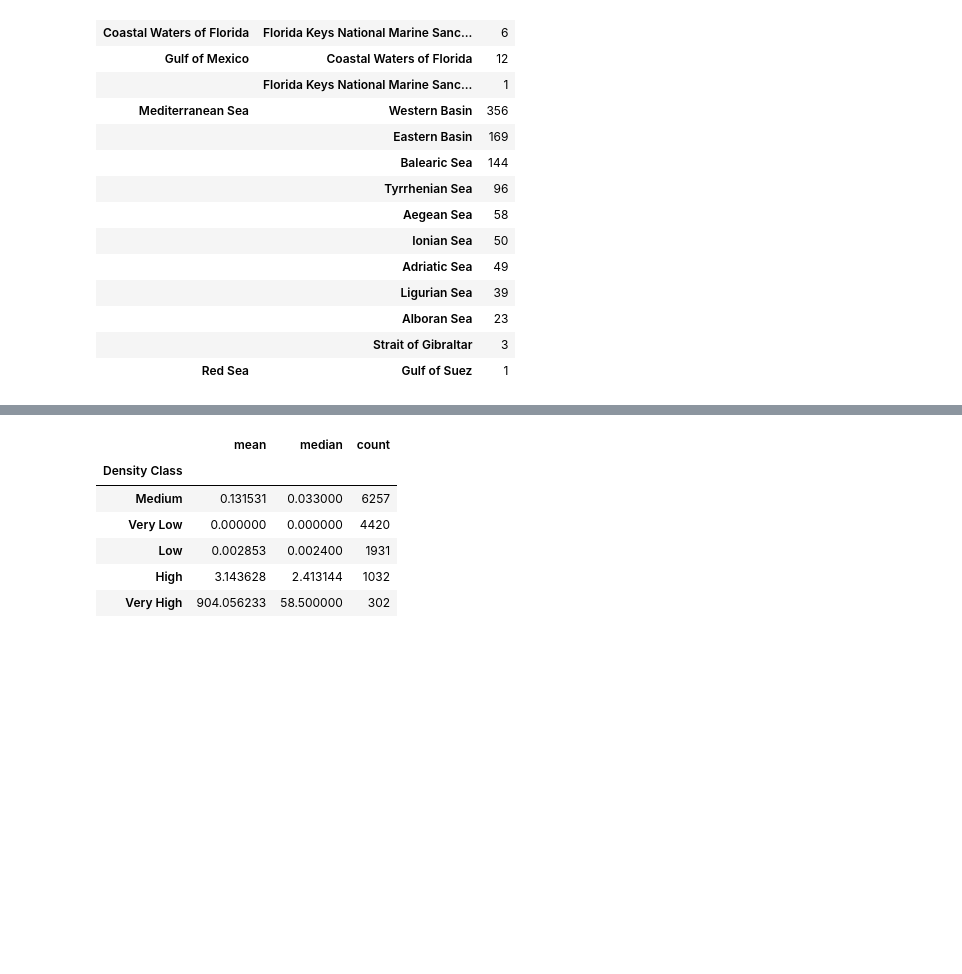
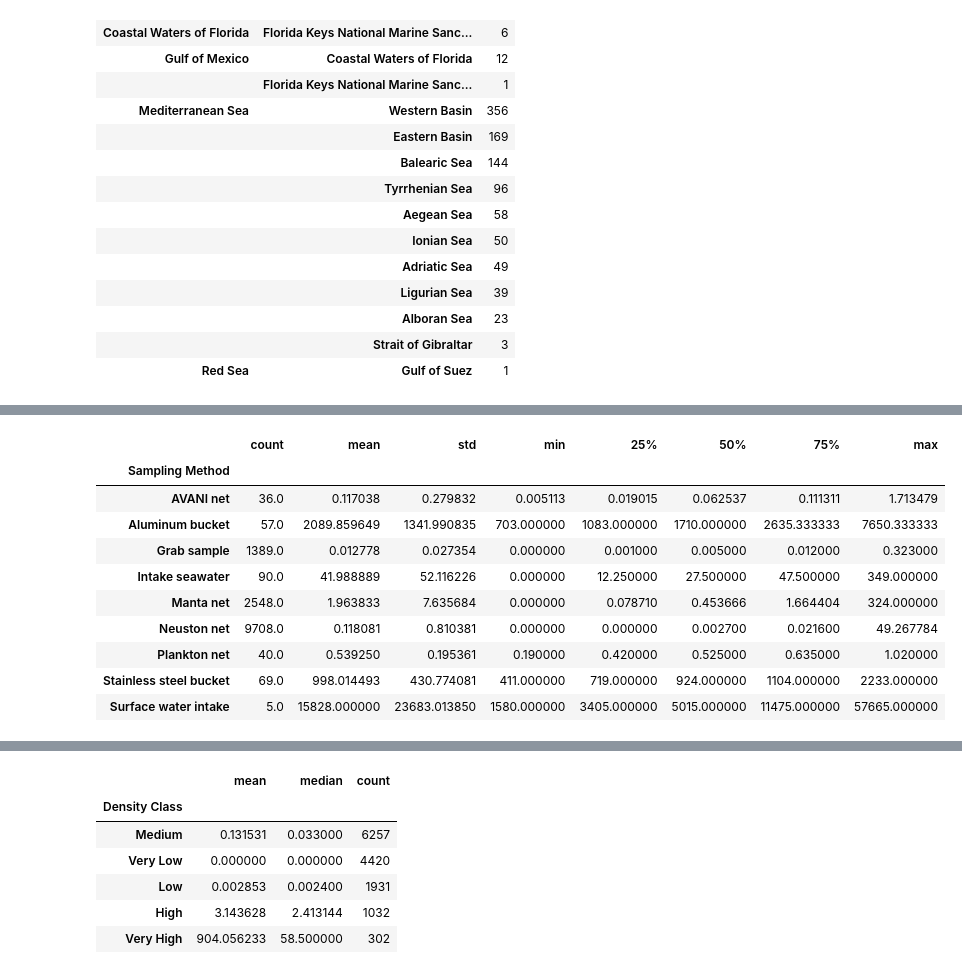
Before and after one commit to DerikVo/DSI_project_4_MIcroplastics, a Jupyter notebook: Code/Veda_EDA.ipynb, the cells around one changed output, grey strips where cells are left out. Saved outputs shown, nothing was run; the diff lists cells and outputs as text; code cells hidden in the pictures; blank space fills up the shorter version.

```diff
--- a/Code/Veda_EDA.ipynb
+++ b/Code/Veda_EDA.ipynb
@@ -140,0 +141,15 @@ df.groupby("Oceans")["Measurement"].agg(["mean", "median", "count"]).sort_values
+# %%
+# mean and median measurements plus the value counts grouped by sampling method
+df.groupby("Sampling Method")["Measurement"].describe()
+# %% [output]
+|  | count | mean | std | min | 25% | 50% | 75% | max |
+| Sampling Method |  |  |  |  |  |  |  |  |
+| AVANI net | 36.0 | 0.117038 | 0.279832 | 0.005113 | 0.019015 | 0.062537 | 0.111311 | 1.713479 |
+| Aluminum bucket | 57.0 | 2089.859649 | 1341.990835 | 703.000000 | 1083.000000 | 1710.000000 | 2635.333333 | 7650.333333 |
+| Grab sample | 1389.0 | 0.012778 | 0.027354 | 0.000000 | 0.001000 | 0.005000 | 0.012000 | 0.323000 |
+| Intake seawater | 90.0 | 41.988889 | 52.116226 | 0.000000 | 12.250000 | 27.500000 | 47.500000 | 349.000000 |
+| Manta net | 2548.0 | 1.963833 | 7.635684 | 0.000000 | 0.078710 | 0.453666 | 1.664404 | 324.000000 |
+| Neuston net | 9708.0 | 0.118081 | 0.810381 | 0.000000 | 0.000000 | 0.002700 | 0.021600 | 49.267784 |
+| Plankton net | 40.0 | 0.539250 | 0.195361 | 0.190000 | 0.420000 | 0.525000 | 0.635000 | 1.020000 |
+| Stainless steel bucket | 69.0 | 998.014493 | 430.774081 | 411.000000 | 719.000000 | 924.000000 | 1104.000000 | 2233.000000 |
+| Surface water intake | 5.0 | 15828.000000 | 23683.013850 | 1580.000000 | 3405.000000 | 5015.000000 | 11475.000000 | 57665.000000 |
```
Also changed, not shown: parts of 8 cells of this notebook.
